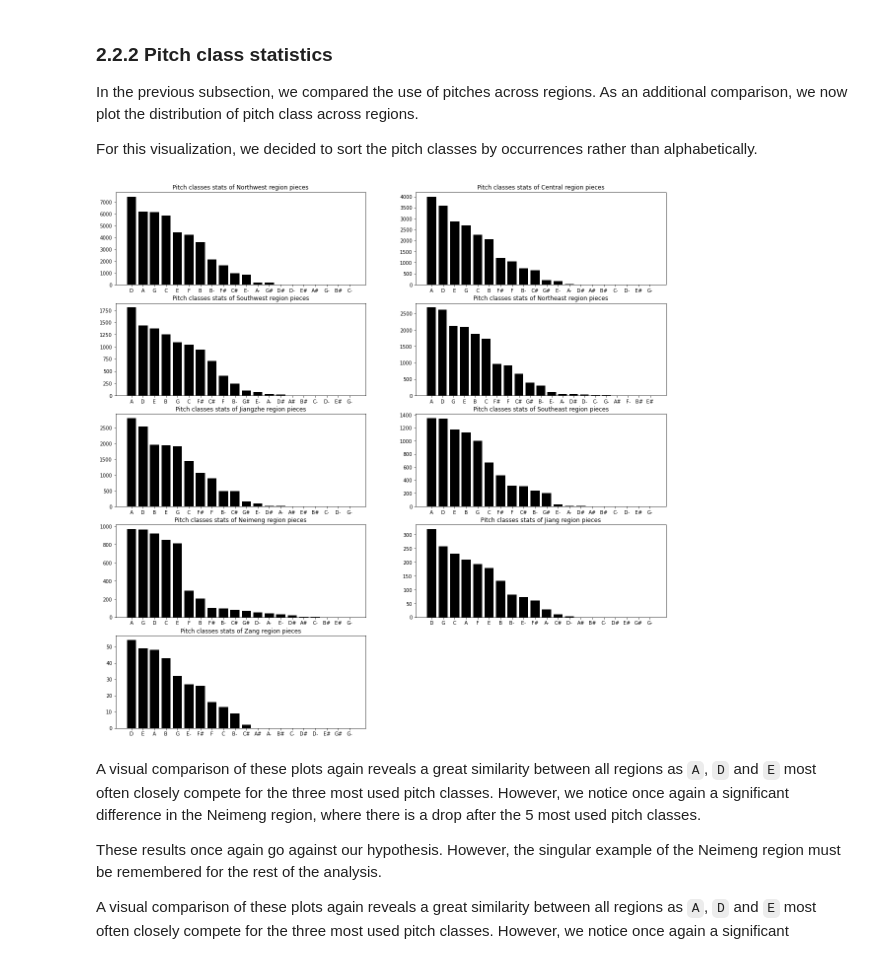
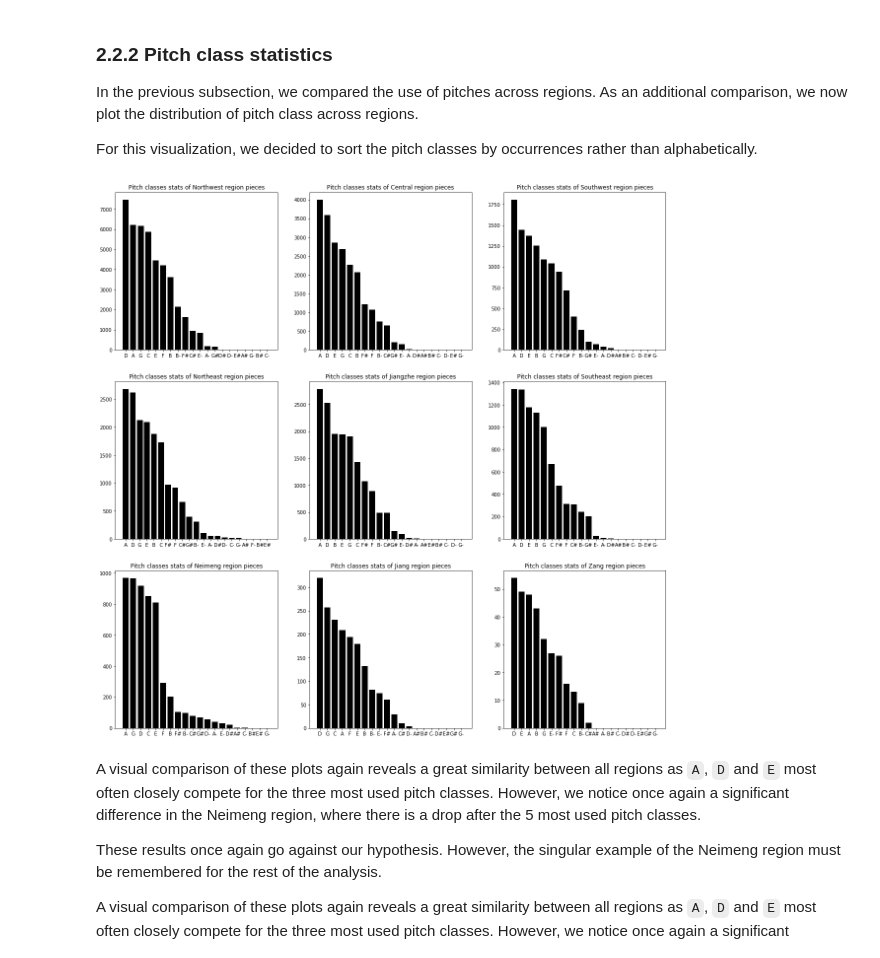
Before and after one commit to ravinitheshreddy/Digital-Musicology-Project, a Jupyter notebook: milestone2.ipynb, the cells around one changed output. Saved outputs shown, nothing was run; the diff lists cells and outputs as text; code cells hidden in the pictures.

Commit message:
adjusted plotting to include 9 plots

```diff
--- a/milestone2.ipynb
+++ b/milestone2.ipynb
@@ -655,22 +655,20 @@ For this visualization, we decided to sort the pitch classes by occurrences rath
 # %%
 plt.rcParams["figure.figsize"] = (20,20)
 region_scaledegree_counts = {}
-fig, axarr = plt.subplots(5,2)
+fig, axarr = plt.subplots(3,3)
 
 for gloc,ax in zip(region_scaledegree_stat, axarr.flat):
 
     counter = Counter(region_scaledegree_stat[gloc])
 #     scaledegree_fractions = {i:counter[i] / len(region_scaledegree_stat[gloc]) for i in counter}
     scaledegree_fractions = {i:counter[i] for i in counter}
     scaledegree_fractions = {**scaledegree_defcount, **scaledegree_fractions}
     region_scaledegree_counts[gloc] = sorted(scaledegree_fractions.items(), key=lambda pair: -pair[1])
     x, y = zip(*region_scaledegree_counts[gloc])
     ax.bar(x, y, color='black')
     ax.set_title("Pitch classes stats of {} region pieces".format(gloc))
-
-fig.delaxes(axarr[4,1])
 # %% [output]
-[figure, old version]
+[figure, new version]
 # %% [markdown]
 A visual comparison of these plots again reveals a great similarity between all regions as `A`, `D` and `E` most often closely compete for the three most used pitch classes. However, we notice once again a significant difference in the Neimeng region, where there is a drop after the 5 most used pitch classes.
 
```
Also changed, not shown: parts of 1 cell of this notebook.
